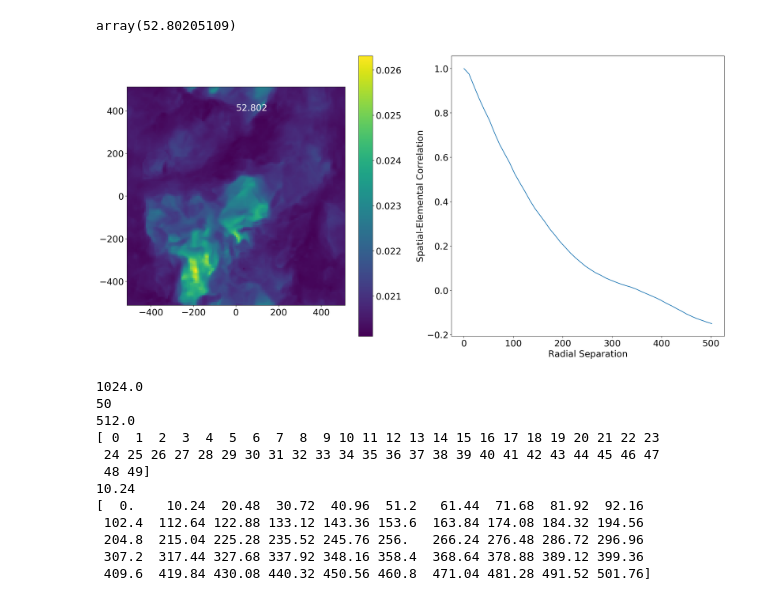
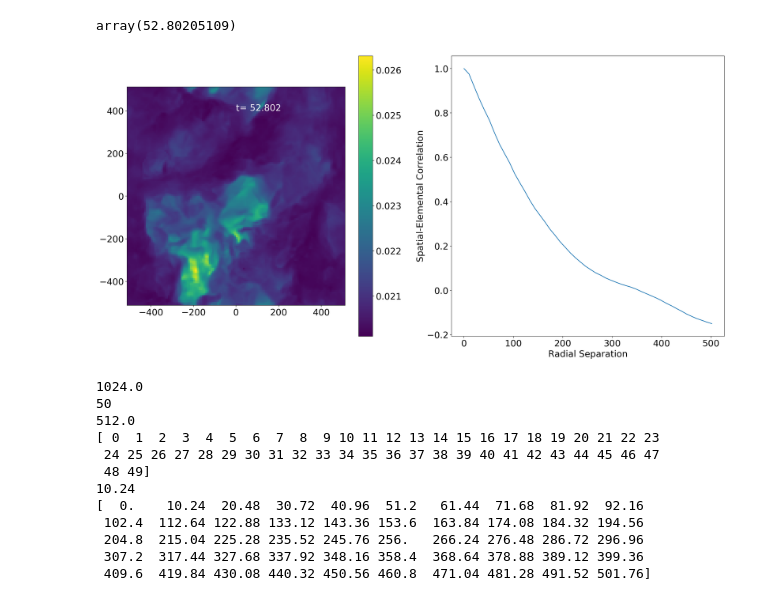
Before and after one commit to MohammadRefat23/project, a Jupyter notebook: TwoPoint_PlotMaker.ipynb, the cells around one changed output. Saved outputs shown, nothing was run; the diff lists cells and outputs as text; code cells hidden in the pictures.

Commit message:
This is the plot maker

```diff
--- a/TwoPoint_PlotMaker.ipynb
+++ b/TwoPoint_PlotMaker.ipynb
@@ -56,18 +56,18 @@ array(52.80205109)
 # %%
 ### Plotting the data
 
 plt.subplot(121)
-plt.text(0,400,round(Z['time'],3),color='w')
+plt.text(0,400,'{} {}'.format('t=',round(Z['time'],3)),color='w')
 plt.imshow(Zxy_data,extent=Zxy_bounds)
 plt.colorbar()
 plt.subplot(122)
 plt.xlabel("Radial Separation")
 plt.ylabel("Spatial-Elemental Correlation")
 plt.plot(r,tp_2d.mean(axis=1))
 plt.tight_layout()
 plt.savefig("Plots/plot.png")
 # %% [output]
-[figure, old version]
+[figure, new version]
 # %%
 Lx = Zxy_bounds[1]-Zxy_bounds[0]
 print Lx
```
Also changed, not shown: 1 other file.
